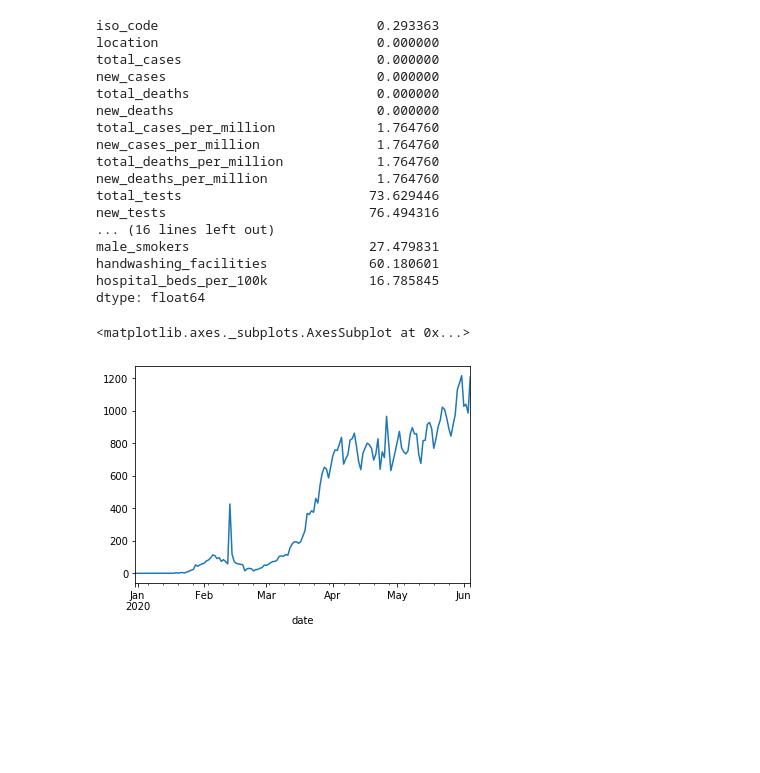
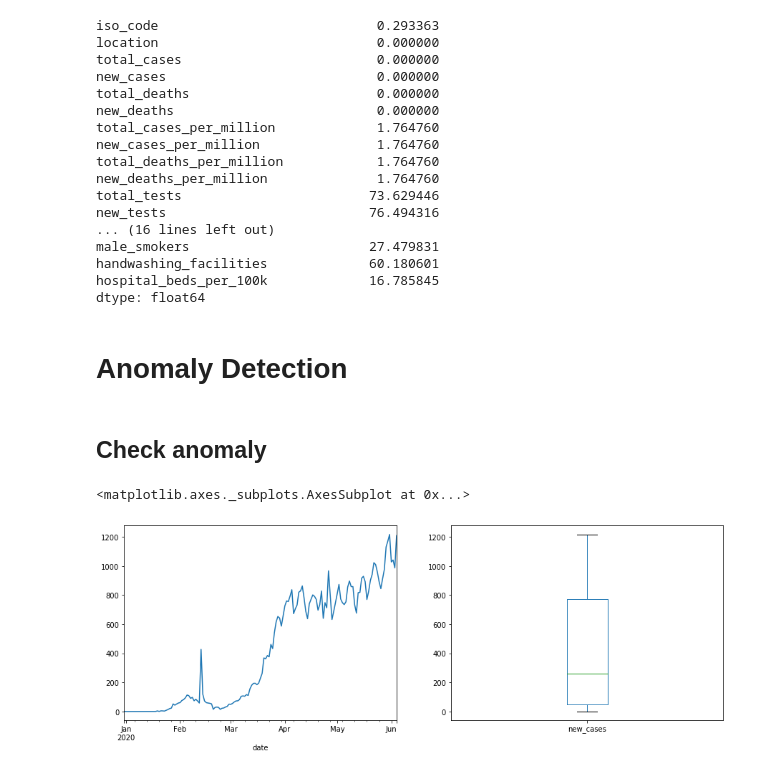
Before and after one commit to r-janik/python_stats, a Jupyter notebook: covid.ipynb, the cells around one changed output. Saved outputs shown, nothing was run; the diff lists cells and outputs as text; code cells hidden in the pictures; blank space fills up the shorter version.

Commit message:
add anomaly Detection example

```diff
--- a/covid.ipynb
+++ b/covid.ipynb
@@ -58,8 +59,16 @@ male_smokers                       27.479831
 handwashing_facilities             60.180601
 hospital_beds_per_100k             16.785845
 dtype: float64
+# %% [markdown]
+# Anomaly Detection
+# %% [markdown]
+## Check anomaly
 # %%
-covid.resample("D")["new_cases"].mean().plot(legend=False)
+cases_month = covid.resample("D")["new_cases"].mean()
-# %% [output]
-<matplotlib.axes._subplots.AxesSubplot at 0x...>
-[figure, removed]
+# %%
+fig,axes = plt.subplots(1,2,figsize=(15,5))
+cases_month.plot(legend=False,ax=axes[0])
+pd.DataFrame(cases_month).boxplot(ax=axes[1],grid=False)
+# %% [output]
+<matplotlib.axes._subplots.AxesSubplot at 0x...>
+[figure, added]
```
Also changed, not shown: parts of 11 cells of this notebook.
